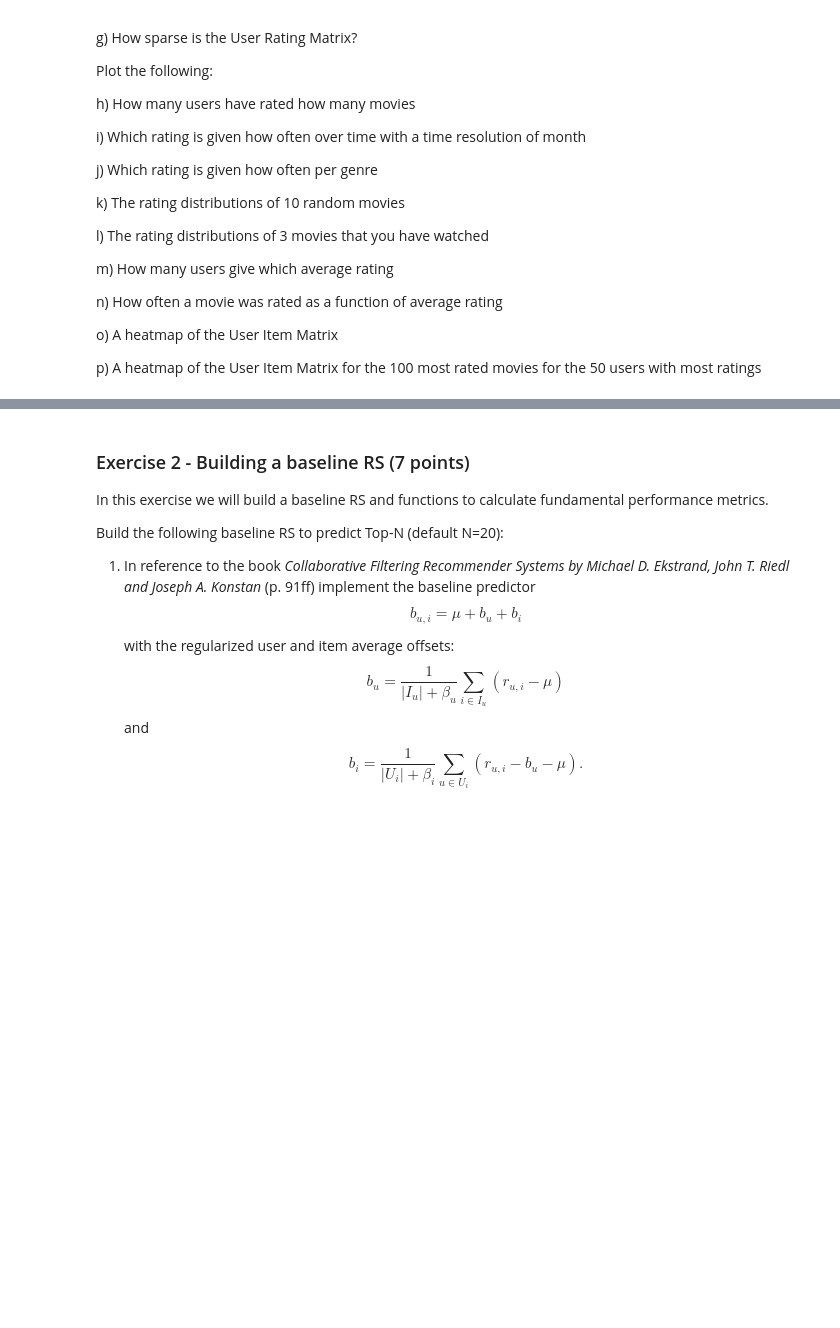
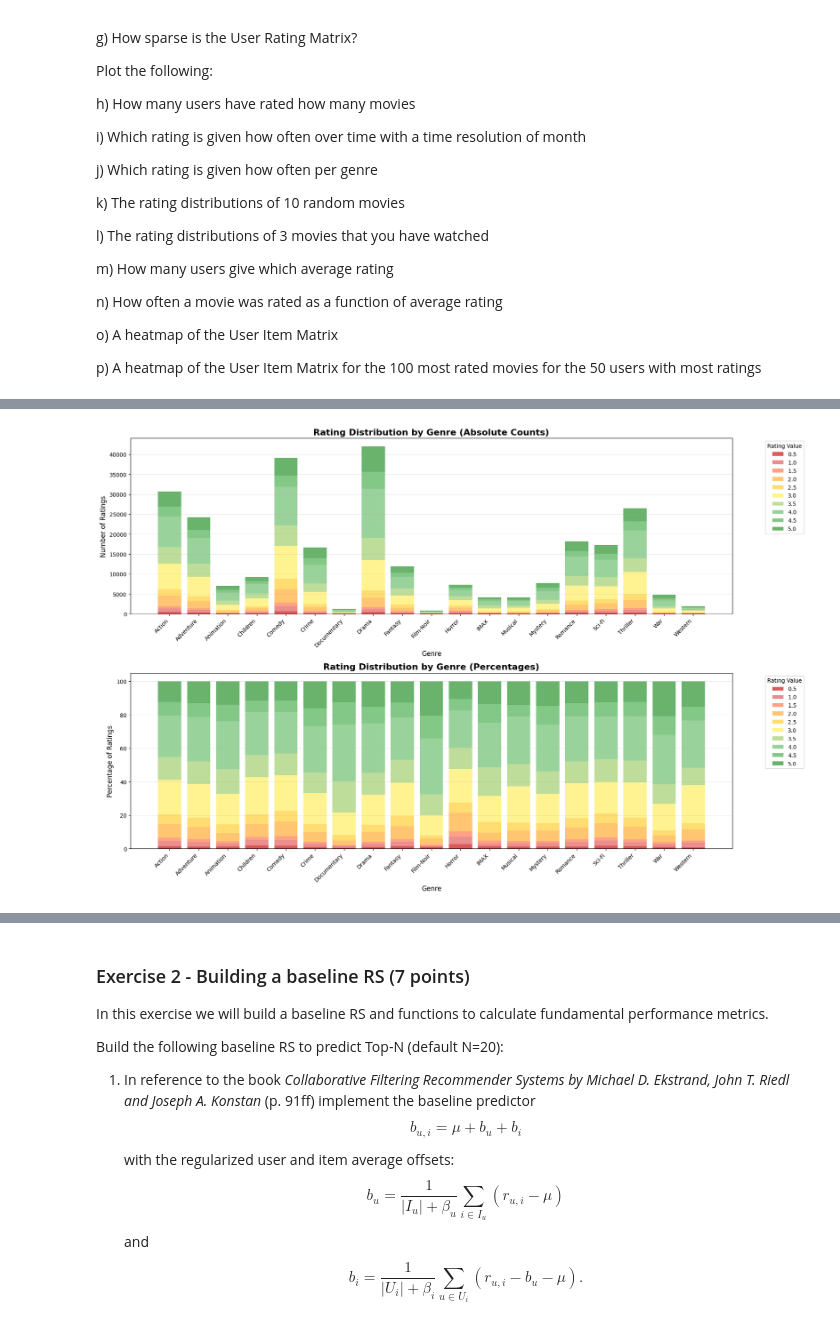
Before and after one commit to michelle-rohrer/recommender_systems, a Jupyter notebook: RSY_MiniChallenge_HS25.ipynb, the cells around one changed output, grey strips where cells are left out. Drawn from its saved outputs; the diff is of its cells as text; code cells hidden in the pictures; blank space fills up the shorter version.

```diff
--- a/RSY_MiniChallenge_HS25.ipynb
+++ b/RSY_MiniChallenge_HS25.ipynb
@@ -416,0 +669,88 @@ for genre in genre_rating_dist.index:
+# %%
+# j) Plot: Which rating is given how often per genre
+# Use the genre_ratings data we created earlier
+genre_rating_dist = genre_ratings.groupby(['genre', 'rating']).size().unstack(fill_value=0)
+
+# Ensure we have all rating values (0.5 to 5.0 in steps of 0.5)
+all_ratings = [0.5, 1.0, 1.5, 2.0, 2.5, 3.0, 3.5, 4.0, 4.5, 5.0]
+for rating in all_ratings:
+    if rating not in genre_rating_dist.columns:
+        genre_rating_dist[rating] = 0
+
+# Sort columns by rating value
+genre_rating_dist = genre_rating_dist[sorted(genre_rating_dist.columns)]
+
+# Calculate percentages for each genre
+genre_rating_pct = genre_rating_dist.div(genre_rating_dist.sum(axis=1), axis=0) * 100
+
+# Custom color palette for ratings (same as time plot)
+rating_colors = {
+    0.5: '#D32F2F',  # Dunkles Rot
+    1.0: '#E57373',  # Mittleres Rot
+    1.5: '#FF8A65',  # Rot-Orange
+    2.0: '#FFB74D',  # Orange
+    2.5: '#FFD54F',  # Gelb-Orange
+    3.0: '#FFF176',  # Helles Gelb
+    3.5: '#AED581',  # Gelbgrün
+    4.0: '#81C784',  # Hellgrün
+    4.5: '#66BB6A',  # Mittelgrün
+    5.0: '#43A047'   # Dunkelgrün
+}
+
+plt.figure(figsize=(18, 12))
+
+# Plot 1: Stacked bar chart of absolute counts
+plt.subplot(2, 1, 1)
+
+# Create colors array for the plot
+colors = [rating_colors.get(rating, '#CCCCCC') for rating in genre_rating_dist.columns]
+
+# Create the stacked bar chart manually for better control
+bottom = np.zeros(len(genre_rating_dist))
+for i, rating in enumerate(genre_rating_dist.columns):
+    plt.bar(range(len(genre_rating_dist)), genre_rating_dist[rating],
+            bottom=bottom, color=colors[i], alpha=0.8, label=f'{rating}')
+    bottom += genre_rating_dist[rating]
+
+plt.title('Rating Distribution by Genre (Absolute Counts)', fontsize=16, fontweight='bold')
+plt.xlabel('Genre', fontsize=12)
+plt.ylabel('Number of Ratings', fontsize=12)
+plt.legend(title='Rating Value', bbox_to_anchor=(1.05, 1), loc='upper left', fontsize=10)
+plt.xticks(range(len(genre_rating_dist)), genre_rating_dist.index, rotation=45, ha='right')
+plt.grid(True, alpha=0.3, axis='y')
+
+# Plot 2: Stacked bar chart of percentages
+plt.subplot(2, 1, 2)
+
+# Create the stacked bar chart manually for percentages
+bottom = np.zeros(len(genre_rating_pct))
+for i, rating in enumerate(genre_rating_pct.columns):
+    plt.bar(range(len(genre_rating_pct)), genre_rating_pct[rating],
+            bottom=bottom, color=colors[i], alpha=0.8, label=f'{rating}')
+    bottom += genre_rating_pct[rating]
+
+plt.title('Rating Distribution by Genre (Percentages)', fontsize=16, fontweight='bold')
+plt.xlabel('Genre', fontsize=12)
+plt.ylabel('Percentage of Ratings', fontsize=12)
+plt.legend(title='Rating Value', bbox_to_anchor=(1.05, 1), loc='upper left', fontsize=10)
+plt.xticks(range(len(genre_rating_pct)), genre_rating_pct.index, rotation=45, ha='right')
+plt.grid(True, alpha=0.3, axis='y')
+
+plt.tight_layout()
+plt.show()
+
+print("Genre rating analysis:")
+print("\nAverage rating by genre:")
+avg_rating_by_genre = genre_ratings.groupby('genre')['rating'].mean().sort_values(ascending=False)
+for genre, avg_rating in avg_rating_by_genre.items():
+    total_ratings = genre_rating_dist.loc[genre].sum()
+    print(f"• {genre:<20}: {avg_rating:.3f} (from {total_ratings:,} ratings)")
+
+print(f"\nMost common rating by genre:")
+for genre in genre_rating_dist.index:
+    most_common_rating = genre_rating_dist.loc[genre].idxmax()
+    count = genre_rating_dist.loc[genre].max()
+    percentage = (count / genre_rating_dist.loc[genre].sum()) * 100
+    print(f"• {genre:<20}: Rating {most_common_rating} ({count:,} ratings, {percentage:.1f}%)")
+# %% [output]
+[figure, added]
```
Also changed, not shown: parts of 33 cells of this notebook.
